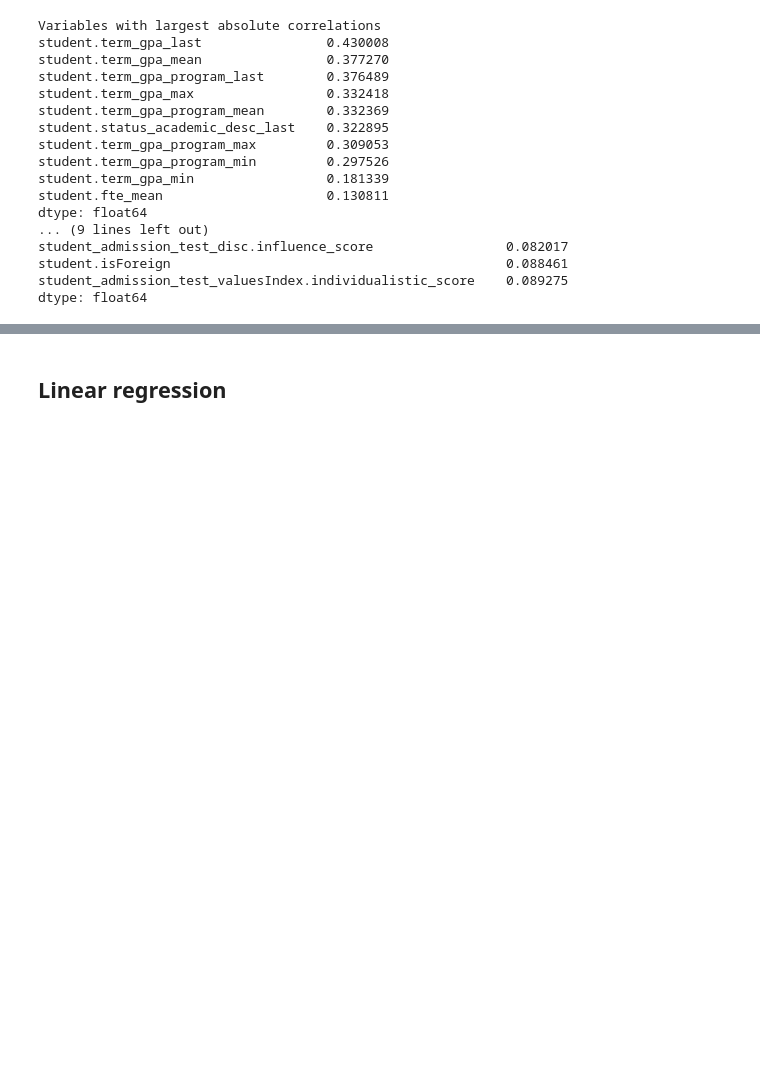
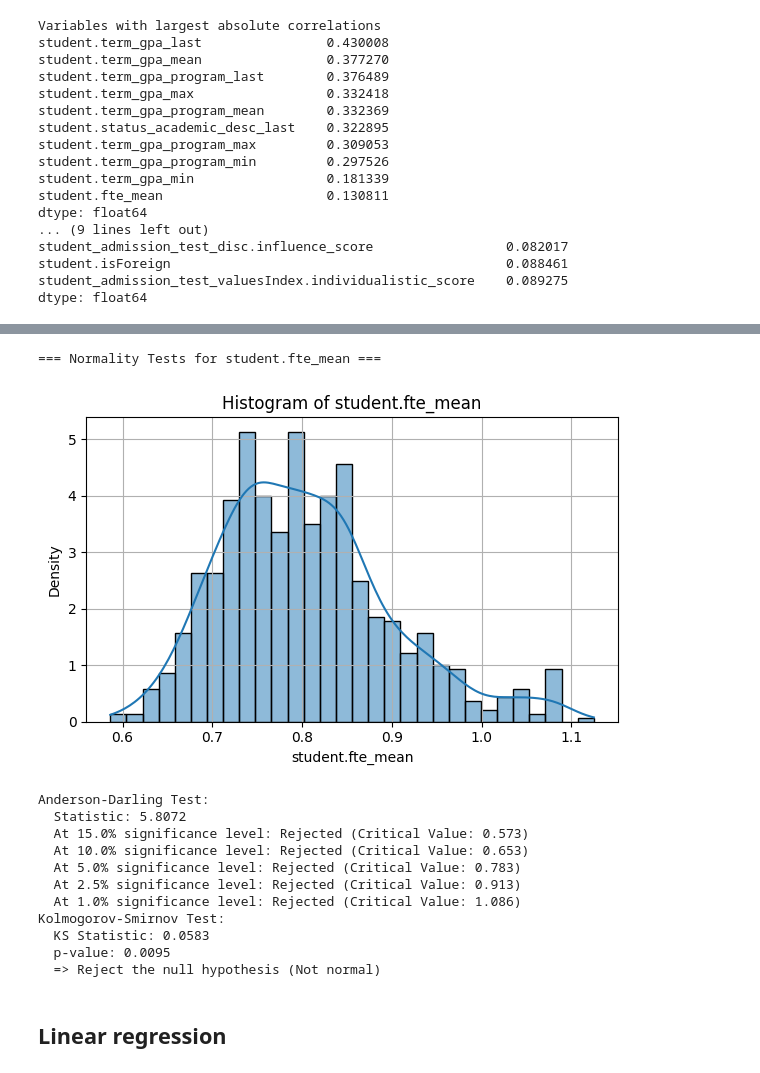
Before and after one commit to sofia01721245/analisis_cuantitativo_TC3002B, a Jupyter notebook: analysis.ipynb, the cells around one changed output, grey strips where cells are left out. Saved outputs shown, nothing was run; the diff lists cells and outputs as text; code cells hidden in the pictures; blank space fills up the shorter version.

```diff
--- a/analysis.ipynb
+++ b/analysis.ipynb
@@ -53,3 +104,57 @@ dtype: float64
+# %%
+import matplotlib.pyplot as plt
+import scipy.stats as stats
+import seaborn as sns
+
+# que variable vamos a analizar
+variables = ['student.fte_mean']
+
+for var in variables:
+    data = X_train[var].dropna()  # Drop missing values
+
+    print(f"\n=== Normality Tests for {var} ===")
+
+    # Histograma
+    plt.figure(figsize=(6, 4))
+    sns.histplot(data, kde=True, stat="density", bins=30)
+    plt.title(f"Histogram of {var}")
+    plt.xlabel(var)
+    plt.ylabel("Density")
+    plt.grid(True)
+    plt.tight_layout()
+    plt.show()
+
+    # Anderson-Darling Test
+    ad_result = stats.anderson(data, dist='norm')
+    print("Anderson-Darling Test:")
+    print(f"  Statistic: {ad_result.statistic:.4f}")
+    for cv, sig in zip(ad_result.critical_values, ad_result.significance_level):
+        result = "Rejected" if ad_result.statistic > cv else "Accepted"
+        print(f"  At {sig}% significance level: {result} (Critical Value: {cv:.3f})")
+
+    # Kolmogorov-Smirnov Test
+    ks_stat, ks_pval = stats.kstest(data, 'norm', args=(data.mean(), data.std()))
+    print("Kolmogorov-Smirnov Test:")
+    print(f"  KS Statistic: {ks_stat:.4f}")
+    print(f"  p-value: {ks_pval:.4f}")
+    if ks_pval < 0.05:
+        print("  => Reject the null hypothesis (Not normal)")
+    else:
+        print("  => Do not reject the null hypothesis (Data may be normal)")
+# %% [output]
+=== Normality Tests for student.fte_mean ===
+[figure, added]
+Anderson-Darling Test:
+  Statistic: 5.8072
+  At 15.0% significance level: Rejected (Critical Value: 0.573)
+  At 10.0% significance level: Rejected (Critical Value: 0.653)
+  At 5.0% significance level: Rejected (Critical Value: 0.783)
+  At 2.5% significance level: Rejected (Critical Value: 0.913)
+  At 1.0% significance level: Rejected (Critical Value: 1.086)
+Kolmogorov-Smirnov Test:
+  KS Statistic: 0.0583
+  p-value: 0.0095
+  => Reject the null hypothesis (Not normal)
 # %% [markdown]
 ## Linear regression
 # %%
```
Also changed, not shown: parts of 1 cell of this notebook, 1 other file.
